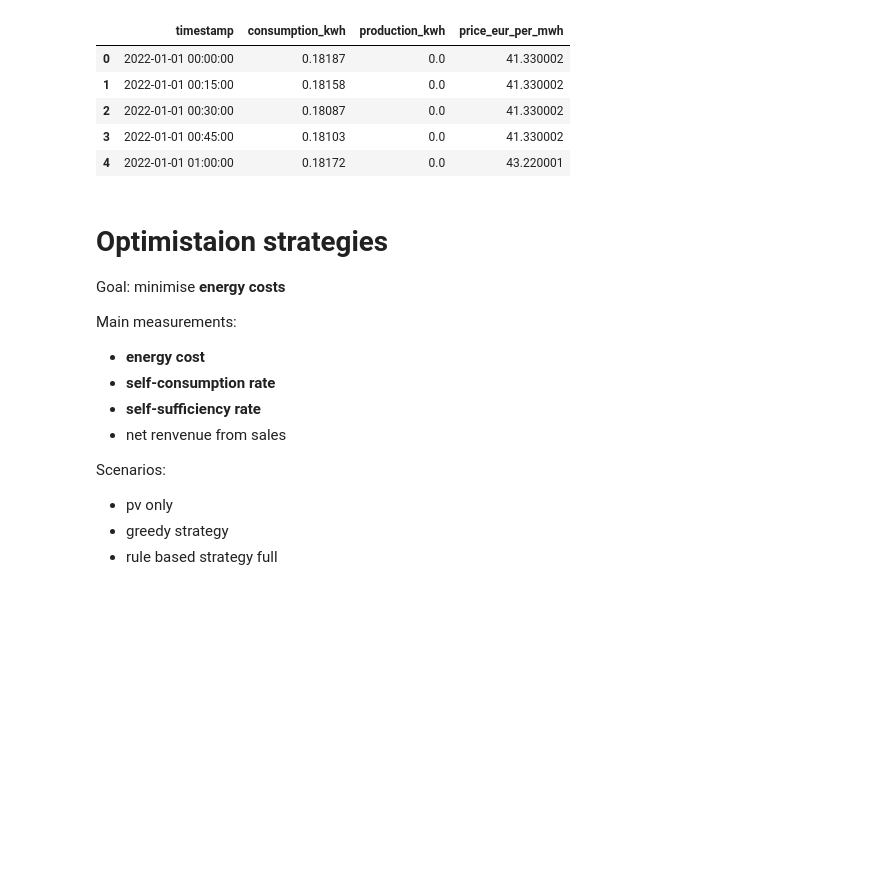
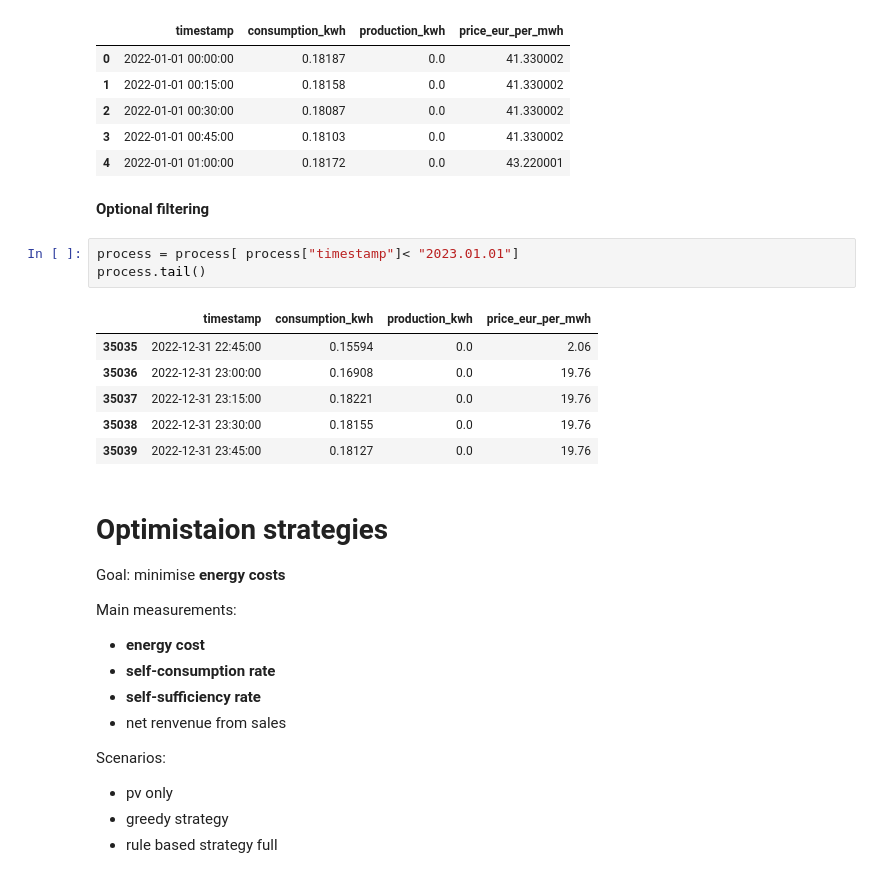
Before and after one commit to TolnaiGergo/EnergyCommunity, a Jupyter notebook: test.ipynb, the cells around one changed output. Cells and saved outputs as stored; diff of their text form; blank space fills up the shorter version.

```diff
--- a/test.ipynb
+++ b/test.ipynb
@@ -321,6 +321,18 @@ process.head()
 | 2 | 2022-01-01 00:30:00 | 0.18087 | 0.0 | 41.330002 |
 | 3 | 2022-01-01 00:45:00 | 0.18103 | 0.0 | 41.330002 |
 | 4 | 2022-01-01 01:00:00 | 0.18172 | 0.0 | 43.220001 |
+# %% [markdown]
+**Optional filtering**
+# %%
+process = process[ process["timestamp"]< "2023.01.01"]
+process.tail()
+# %% [output]
+|  | timestamp | consumption_kwh | production_kwh | price_eur_per_mwh |
+| 35035 | 2022-12-31 22:45:00 | 0.15594 | 0.0 | 2.06 |
+| 35036 | 2022-12-31 23:00:00 | 0.16908 | 0.0 | 19.76 |
+| 35037 | 2022-12-31 23:15:00 | 0.18221 | 0.0 | 19.76 |
+| 35038 | 2022-12-31 23:30:00 | 0.18155 | 0.0 | 19.76 |
+| 35039 | 2022-12-31 23:45:00 | 0.18127 | 0.0 | 19.76 |
 # %% [markdown]
 # Optimistaion strategies
 
```
Also changed, not shown: parts of 8 cells of this notebook.
